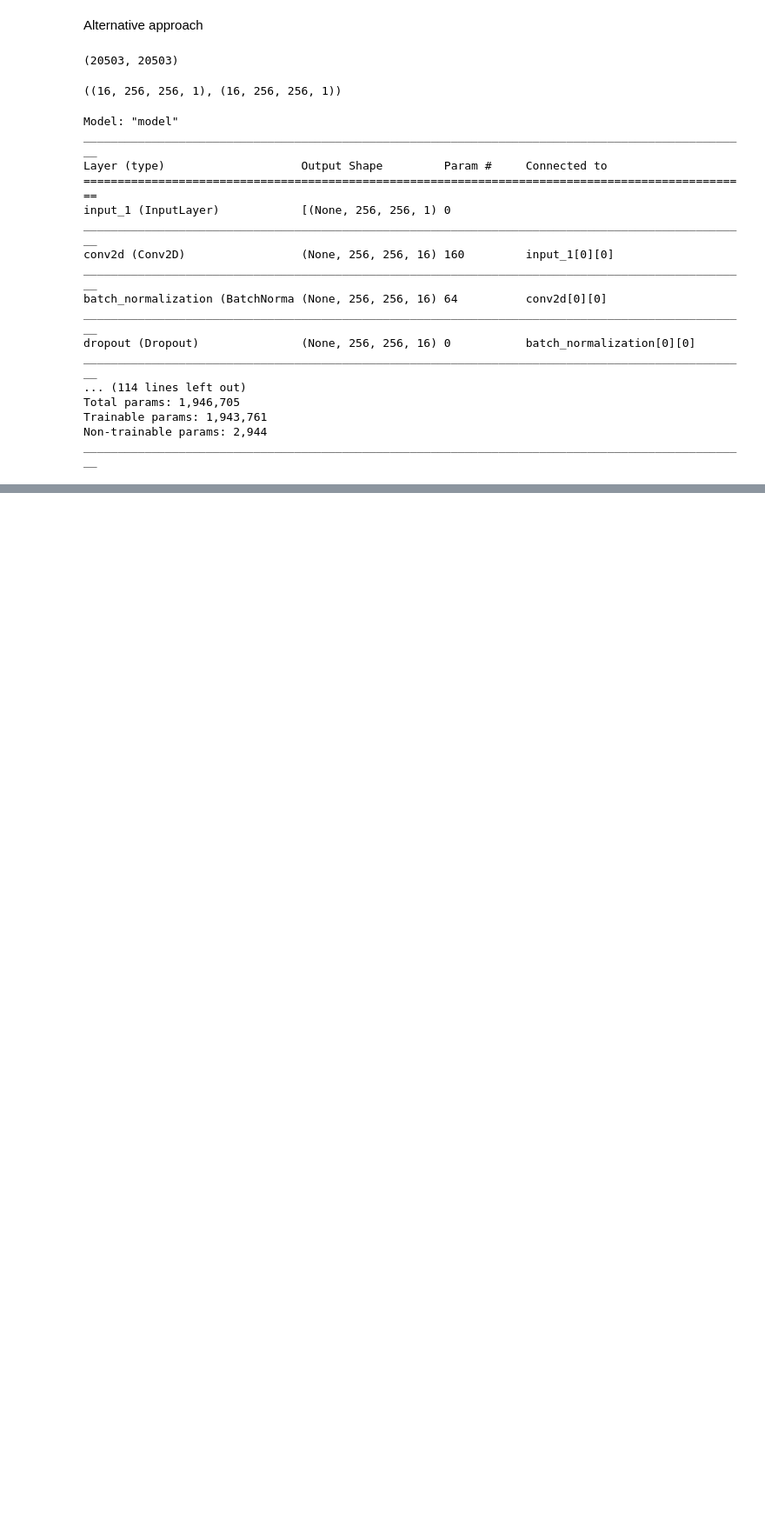
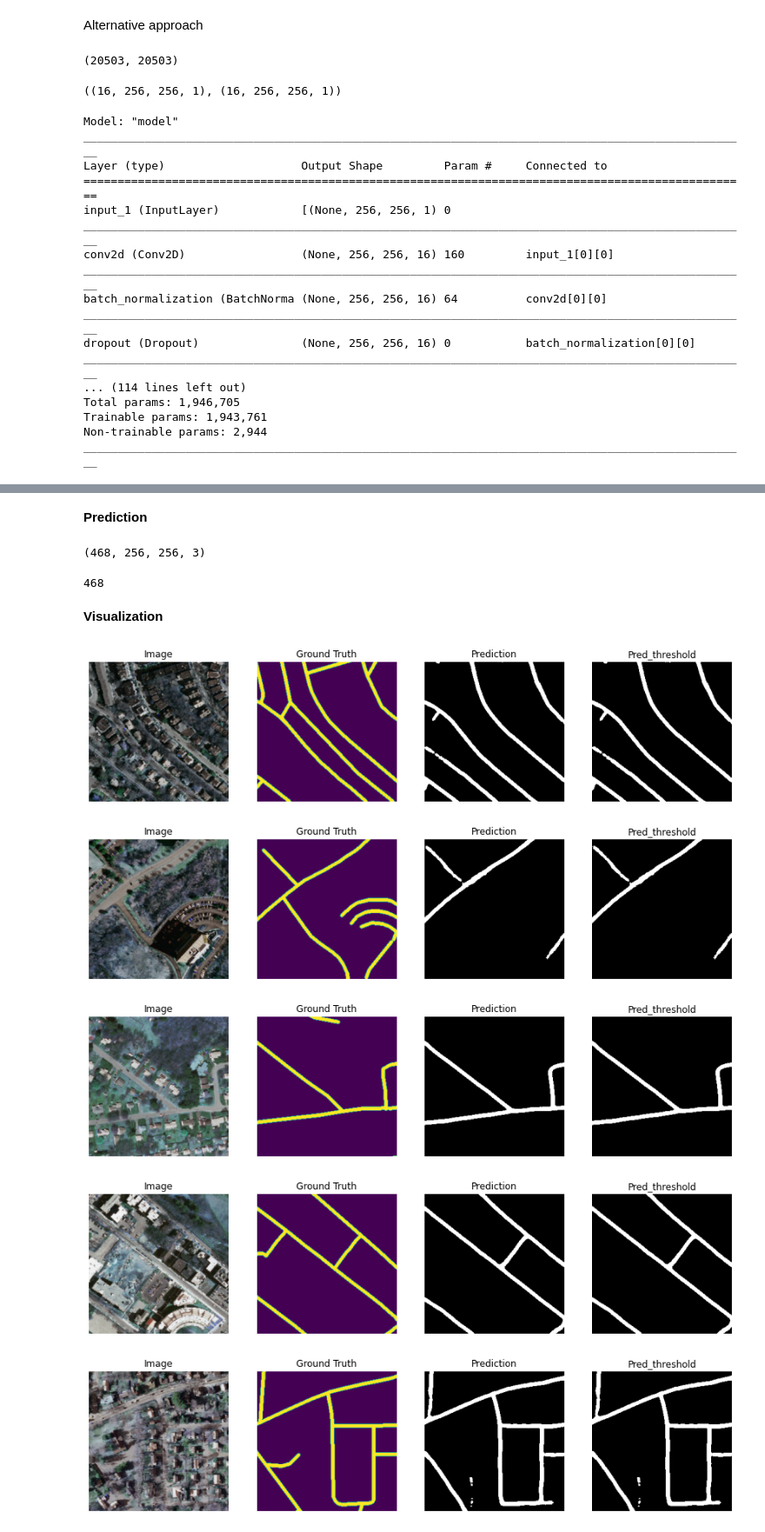
Before and after one commit to binit9/road_detection_satelite_imagery, a Jupyter notebook: road_segment_gpu.ipynb, the cells around one changed output, grey strips where cells are left out. Shown at 87% size. Saved outputs shown, nothing was run; the diff lists cells and outputs as text; code cells hidden in the pictures; blank space fills up the shorter version.

Commit message:
updated codes ppt added pred images

```diff
--- a/road_segment_gpu.ipynb
+++ b/road_segment_gpu.ipynb
@@ -1033,0 +984,51 @@ stitch_crops(cropped_test_input_dir, img_out_dir, resize=(1500, 1500, ))
+# %% [markdown]
+**Prediction**
+# %%
+test_images.shape
+# %% [output]
+(468, 256, 256, 3)
+# %%
+test_preds = model.predict(test_images[:,:,:,1])
+test_preds_thresh = (test_preds >= 0.1).astype(np.uint8)
+len(test_preds_thresh)
+# %% [output]
+468
+# %% [markdown]
+**Visualization**
+# %%
+test_preds_thresh = (test_preds >= 0.1).astype(np.uint8)
+for _ in range(5):
+    i = random.choice(range(len(test_preds)))
+    plt.figure(figsize = (15, 12))
+
+    plt.subplot(141)
+    img = test_images[i]
+    plt.imshow(img)
+    plt.title("Image")
+    plt.axis('off')
+
+    plt.subplot(142)
+    msk = test_masks[i]
+    plt.imshow(msk)
+    plt.title("Ground Truth")
+    plt.axis('off')
+
+    plt.subplot(143)
+    p = test_preds[i]
+    plt.imshow(p[:,:,0], cmap='gray')
+    plt.title("Prediction")
+    plt.axis('off')
+
+    plt.subplot(144)
+    p1 = test_preds_thresh[i]
+    plt.imshow(p1[:,:,0], cmap='gray')
+    plt.title("Pred_threshold")
+    plt.axis('off')
+
+    plt.show()
+# %% [output]
+[figure, added]
+[figure, added]
+[figure, added]
+[figure, added]
+[figure, added]
```
Also changed, not shown: parts of 15 cells of this notebook, 14 other files.
